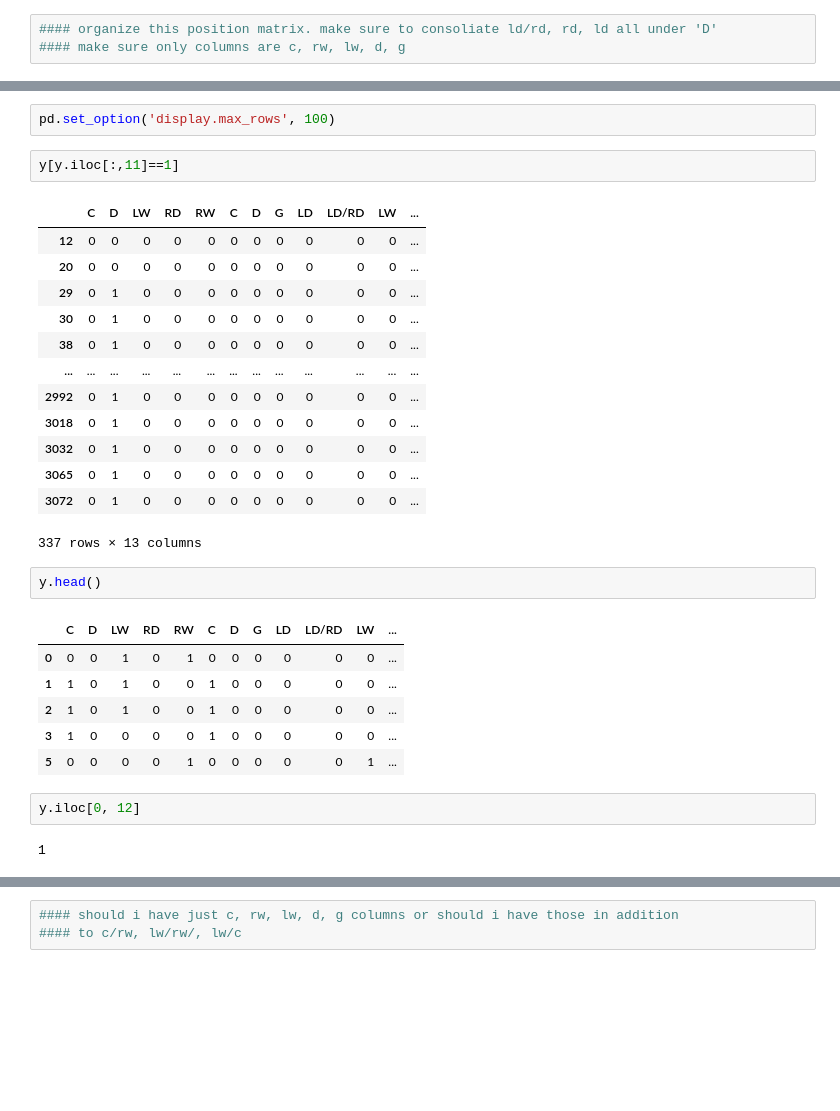
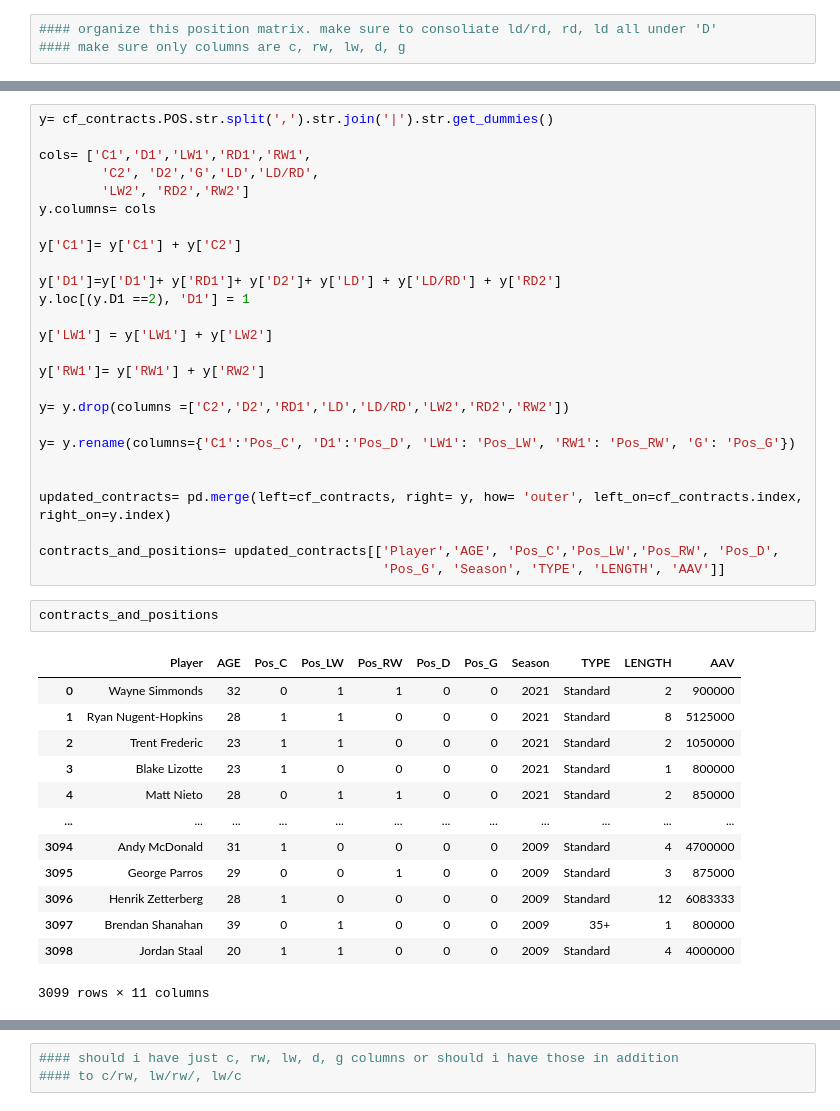
Before and after one commit to maessery/Capstone-2, a Jupyter notebook: Final DF .ipynb, the cells around one changed output, grey strips where cells are left out. Cells and saved outputs as stored; diff of their text form; blank space fills up the shorter version.

Commit message:
fixed positions, finished combined dataframe

```diff
--- a/Final DF .ipynb
+++ b/Final DF .ipynb
@@ -1091,32 +978,43 @@ y= x.copy()
-# %%
-pd.set_option('display.max_rows', 100)
-# %%
-y[y.iloc[:,11]==1]
-# %% [output]
-|  | C | D | LW | RD | RW | C | D | G | LD | LD/RD | LW | ... |
-| 12 | 0 | 0 | 0 | 0 | 0 | 0 | 0 | 0 | 0 | 0 | 0 | ... |
-| 20 | 0 | 0 | 0 | 0 | 0 | 0 | 0 | 0 | 0 | 0 | 0 | ... |
-| 29 | 0 | 1 | 0 | 0 | 0 | 0 | 0 | 0 | 0 | 0 | 0 | ... |
-| 30 | 0 | 1 | 0 | 0 | 0 | 0 | 0 | 0 | 0 | 0 | 0 | ... |
-| 38 | 0 | 1 | 0 | 0 | 0 | 0 | 0 | 0 | 0 | 0 | 0 | ... |
-| ... | ... | ... | ... | ... | ... | ... | ... | ... | ... | ... | ... | ... |
-| 2992 | 0 | 1 | 0 | 0 | 0 | 0 | 0 | 0 | 0 | 0 | 0 | ... |
-| 3018 | 0 | 1 | 0 | 0 | 0 | 0 | 0 | 0 | 0 | 0 | 0 | ... |
-| 3032 | 0 | 1 | 0 | 0 | 0 | 0 | 0 | 0 | 0 | 0 | 0 | ... |
-| 3065 | 0 | 1 | 0 | 0 | 0 | 0 | 0 | 0 | 0 | 0 | 0 | ... |
-| 3072 | 0 | 1 | 0 | 0 | 0 | 0 | 0 | 0 | 0 | 0 | 0 | ... |
-337 rows × 13 columns
-# %%
-y.head()
-# %% [output]
-|  | C | D | LW | RD | RW | C | D | G | LD | LD/RD | LW | ... |
-| 0 | 0 | 0 | 1 | 0 | 1 | 0 | 0 | 0 | 0 | 0 | 0 | ... |
-| 1 | 1 | 0 | 1 | 0 | 0 | 1 | 0 | 0 | 0 | 0 | 0 | ... |
-| 2 | 1 | 0 | 1 | 0 | 0 | 1 | 0 | 0 | 0 | 0 | 0 | ... |
-| 3 | 1 | 0 | 0 | 0 | 0 | 1 | 0 | 0 | 0 | 0 | 0 | ... |
-| 5 | 0 | 0 | 0 | 0 | 1 | 0 | 0 | 0 | 0 | 0 | 1 | ... |
-# %%
-y.iloc[0, 12]
-# %% [output]
-1
+# %%
+y= cf_contracts.POS.str.split(',').str.join('|').str.get_dummies()
+
+cols= ['C1','D1','LW1','RD1','RW1',
+        'C2', 'D2','G','LD','LD/RD',
+        'LW2', 'RD2','RW2']
+y.columns= cols
+
+y['C1']= y['C1'] + y['C2']
+
+y['D1']=y['D1']+ y['RD1']+ y['D2']+ y['LD'] + y['LD/RD'] + y['RD2']
+y.loc[(y.D1 ==2), 'D1'] = 1
+
+y['LW1'] = y['LW1'] + y['LW2']
+
+y['RW1']= y['RW1'] + y['RW2']
+
+y= y.drop(columns =['C2','D2','RD1','LD','LD/RD','LW2','RD2','RW2'])
+
+y= y.rename(columns={'C1':'Pos_C', 'D1':'Pos_D', 'LW1': 'Pos_LW', 'RW1': 'Pos_RW', 'G': 'Pos_G'})
+
+
+updated_contracts= pd.merge(left=cf_contracts, right= y, how= 'outer', left_on=cf_contracts.index, right_on=y.index)
+
+contracts_and_positions= updated_contracts[['Player','AGE', 'Pos_C','Pos_LW','Pos_RW', 'Pos_D',
+                                            'Pos_G', 'Season', 'TYPE', 'LENGTH', 'AAV']]
+# %%
+contracts_and_positions
+# %% [output]
+|  | Player | AGE | Pos_C | Pos_LW | Pos_RW | Pos_D | Pos_G | Season | TYPE | LENGTH | AAV |
+| 0 | Wayne Simmonds | 32 | 0 | 1 | 1 | 0 | 0 | 2021 | Standard | 2 | 900000 |
+| 1 | Ryan Nugent-Hopkins | 28 | 1 | 1 | 0 | 0 | 0 | 2021 | Standard | 8 | 5125000 |
+| 2 | Trent Frederic | 23 | 1 | 1 | 0 | 0 | 0 | 2021 | Standard | 2 | 1050000 |
+| 3 | Blake Lizotte | 23 | 1 | 0 | 0 | 0 | 0 | 2021 | Standard | 1 | 800000 |
+| 4 | Matt Nieto | 28 | 0 | 1 | 1 | 0 | 0 | 2021 | Standard | 2 | 850000 |
+| ... | ... | ... | ... | ... | ... | ... | ... | ... | ... | ... | ... |
+| 3094 | Andy McDonald | 31 | 1 | 0 | 0 | 0 | 0 | 2009 | Standard | 4 | 4700000 |
+| 3095 | George Parros | 29 | 0 | 0 | 1 | 0 | 0 | 2009 | Standard | 3 | 875000 |
+| 3096 | Henrik Zetterberg | 28 | 1 | 0 | 0 | 0 | 0 | 2009 | Standard | 12 | 6083333 |
+| 3097 | Brendan Shanahan | 39 | 0 | 1 | 0 | 0 | 0 | 2009 | 35+ | 1 | 800000 |
+| 3098 | Jordan Staal | 20 | 1 | 1 | 0 | 0 | 0 | 2009 | Standard | 4 | 4000000 |
+3099 rows × 11 columns
 # %%
```
Also changed, not shown: parts of 33 cells of this notebook, 1 other file.
